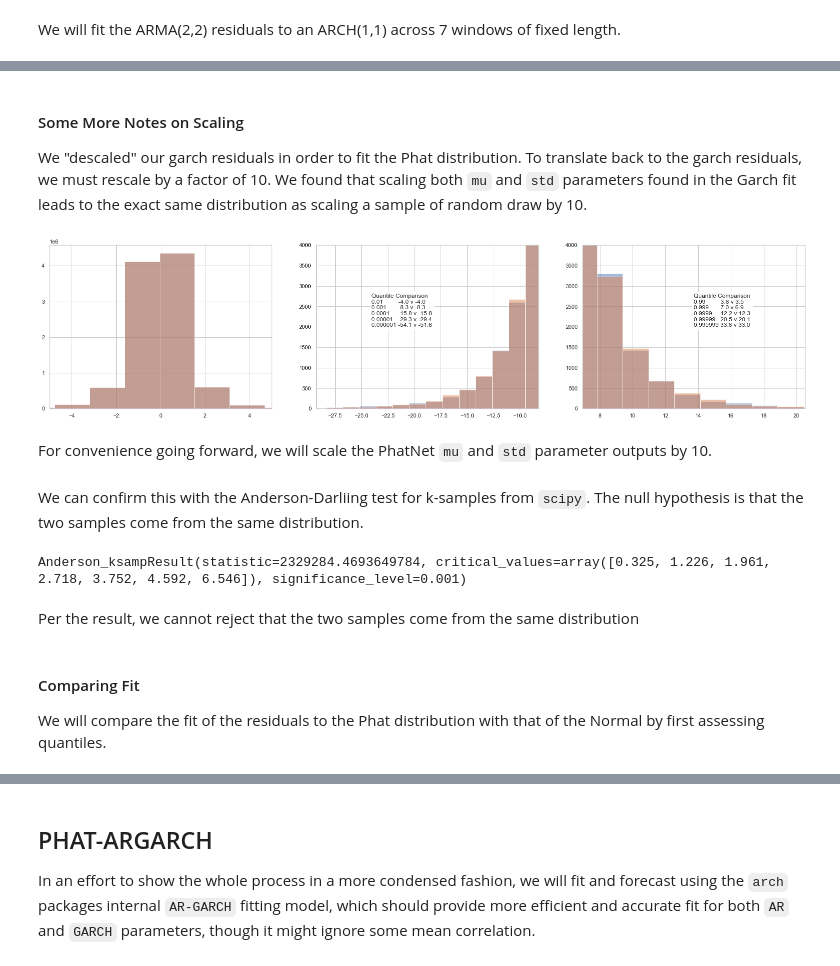
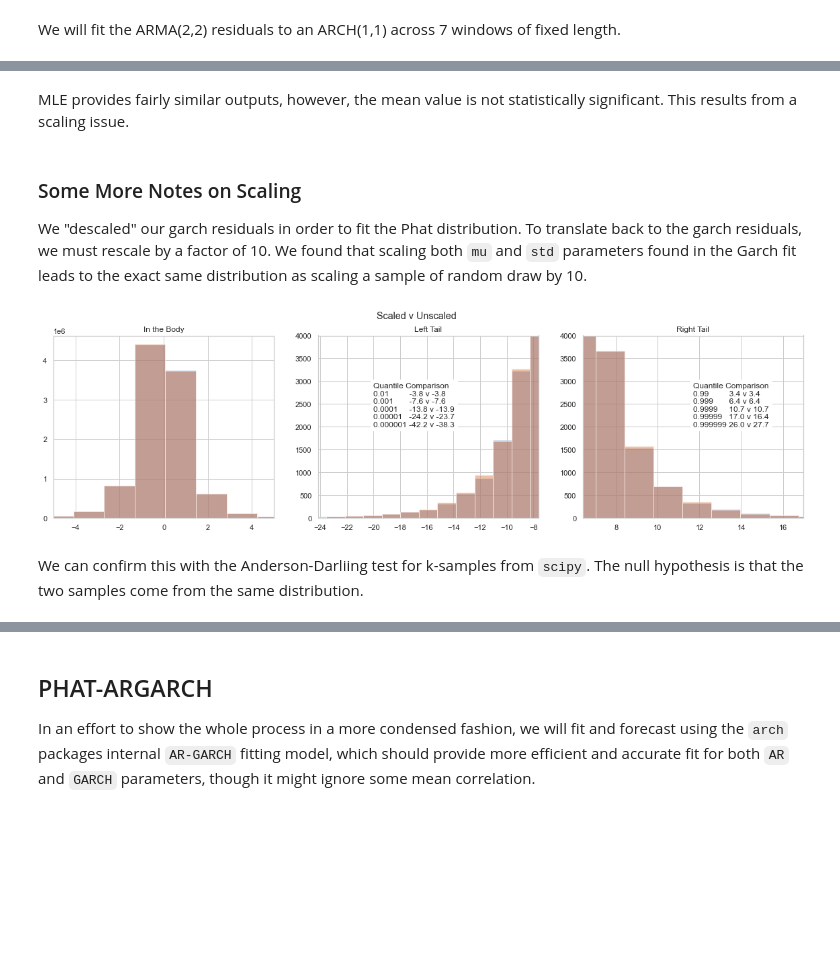
Before and after one commit to rjskene/phat, a Jupyter notebook: docs/notebooks/phatgarch.ipynb, the cells around one changed output, grey strips where cells are left out. Drawn from its saved outputs; the diff is of its cells as text; code cells hidden in the pictures; blank space fills up the shorter version.

```diff
--- a/docs/notebooks/phatgarch.ipynb
+++ b/docs/notebooks/phatgarch.ipynb
@@ -155,0 +84,7 @@ shl.mean(), shr.mean()
+# %%
+from phat import DataSplit, two_tailed_hill_double_bootstrap
+
+resids_for_phat = garch_resids.flatten() / 10
+data = DataSplit(resids_for_phat)
+
+xil, xir = two_tailed_hill_double_bootstrap(resids_for_phat)
@@ -156,20 +94,21 @@ shl.mean(), shr.mean()
 # %%
+import tensorflow as tf
+from phat import PhatNet, PhatMetric, PhatLoss
+
 nnet = PhatNet(neurons=1)
 
 metrics = [
-    PhatMetric('shape_left'),
-    PhatMetric('shape_right'),
-    PhatMetric('mean_left'),
-    PhatMetric('std_left'),
+    PhatMetric('shape_left'), PhatMetric('shape_right'),
+    PhatMetric('mean_left'), PhatMetric('std_left'),
 ]
 optimizer = tf.keras.optimizers.Adam(learning_rate=5e-4)
-nnet.compile(loss=PhatLoss(shl.mean(),shr.mean()), optimizer=optimizer, metrics=metrics)
+nnet.compile(loss=PhatLoss(xil.mean(),xir.mean()), optimizer=optimizer, metrics=metrics)
 
 history = nnet.fit(
     data.train,
     epochs=100,
     validation_data=data.test,
-    logdir=f"logs/garch_strip_{dt.now().strftime('%Y-%m-%d-%H-%M')}"
+    verbose=1
 )
 # %% [output]
 Epoch 1/100
@@ -193,0 +145,5 @@ Epoch 00009: early stopping
+# %%
+from phat import Phat
+
+mle = Phat.fit(garch_resids.flatten()/10, xil, xir)
+mle.summary()
@@ -194,8 +167,14 @@ Epoch 00009: early stopping
+# %% [markdown]
+MLE provides fairly similar outputs, however, the mean value is not statistically significant. This results from a scaling issue.
 # %% [markdown]
-#### Some More Notes on Scaling ####
+### Some More Notes on Scaling ###
 
 We "descaled" our garch residuals in order to fit the Phat distribution. To translate back to the garch residuals, we must rescale by a factor of 10. We found that scaling both `mu` and `std` parameters found in the Garch fit leads to the exact same distribution as scaling a sample of random draw by 10.
 # %%
-mu, std, l, r = nnet.predicted_params(return_type='values')
-phat1 = Phat(None, mu, std, l, r)
-phat2 = Phat(None, mu*10, std*10, l, r)
+mu, std, l, r = nnet.predicted_params().values[:, 0]
+phat1 = Phat(mu, std, l, r)
+phat2 = Phat(mu*10, std*10, l, r)
+
+n = 10000000
+rv1 = phat1.rvs(n)*10
+rv2 = phat2.rvs(n)
@@ -206,5 +181,7 @@ rv2 = phat2.rvs(n)
 # %%
-fig, (ax1,ax2,ax3) = plt.subplots(1,3,figsize=(27,6))
+import matplotlib.pyplot as plt
+
+fig, (ax1,ax2,ax3) = plt.subplots(1,3,figsize=(20,5))
 
 _, bins, _ = ax1.hist(rv1, bins=100, alpha=.5)
 _, _, _ = ax1.hist(rv2, bins=bins, alpha=.5)
@@ -221,49 +198,38 @@ s1_qs, s2_qs = np.quantile(rv1, l_crit), np.quantile(rv2, l_crit)
 txt = 'Quantile Comparison'
 i = 0
 for crit, s1q, s2q in zip(l_crit, s1_qs, s2_qs):
     i += 1
     txt += '\n'
     txt += f'{crit:.6f}'.rstrip("0") + ' '*(10-i*2) + f' {s1q:.1f} v {s2q:.1f}'
 
 ax2.text(.25, .5, txt, transform=ax2.transAxes, bbox=dict(facecolor='w'))
 
 ax2.set_xlim(s1_qs[3], s1_qs[1])
 ax2.set_ylim(0,4000)
 
 _, bins, _ = ax3.hist(rv1, bins=100, alpha=.5)
 _, _, _ = ax3.hist(rv2, bins=bins, alpha=.5)
 
 s1_qs, s2_qs = np.quantile(rv1, r_crit), np.quantile(rv2, r_crit)
 txt = 'Quantile Comparison'
 i = 0
 for crit, s1q, s2q in zip(r_crit, s1_qs, s2_qs):
     i += 1
     txt += '\n'
     txt += f'{crit:.6f}'.rstrip("0") + ' '*(10-i*2) + f' {s1q:.1f} v {s2q:.1f}'
 
 ax3.text(.5, .5, txt, transform=ax3.transAxes, bbox=dict(facecolor='w'))
 
 ax3.set_xlim(s1_qs[1], s1_qs[3])
 ax3.set_ylim(0,4000)
 
+ax1.set_title('In the Body')
+ax2.set_title('Left Tail')
+ax3.set_title('Right Tail')
+plt.suptitle('Scaled v Unscaled')
+
 plt.show()
 # %% [output]
-[figure, old version]
+[figure, new version]
-# %% [markdown]
-For convenience going forward, we will scale the PhatNet `mu` and `std` parameter outputs by 10.
 # %% [markdown]
 We can confirm this with the Anderson-Darliing test for k-samples from `scipy`. The null hypothesis is that the two samples come from the same distribution.
-# %%
-phats_ad = scist.anderson_ksamp((
-    rv1*10,
-    rv2
-))
-phats_ad
-# %% [output]
-Anderson_ksampResult(statistic=2329284.4693649784, critical_values=array([0.325, 1.226, 1.961, 2.718, 3.752, 4.592, 6.546]), significance_level=0.001)
-# %% [markdown]
-Per the result, we cannot reject that the two samples come from the same distribution
-# %% [markdown]
-#### Comparing Fit ####
-
-We will compare the fit of the residuals to the Phat distribution with that of the Normal by first assessing quantiles.
```
Also changed, not shown: parts of 141 cells of this notebook, 25 other files.
